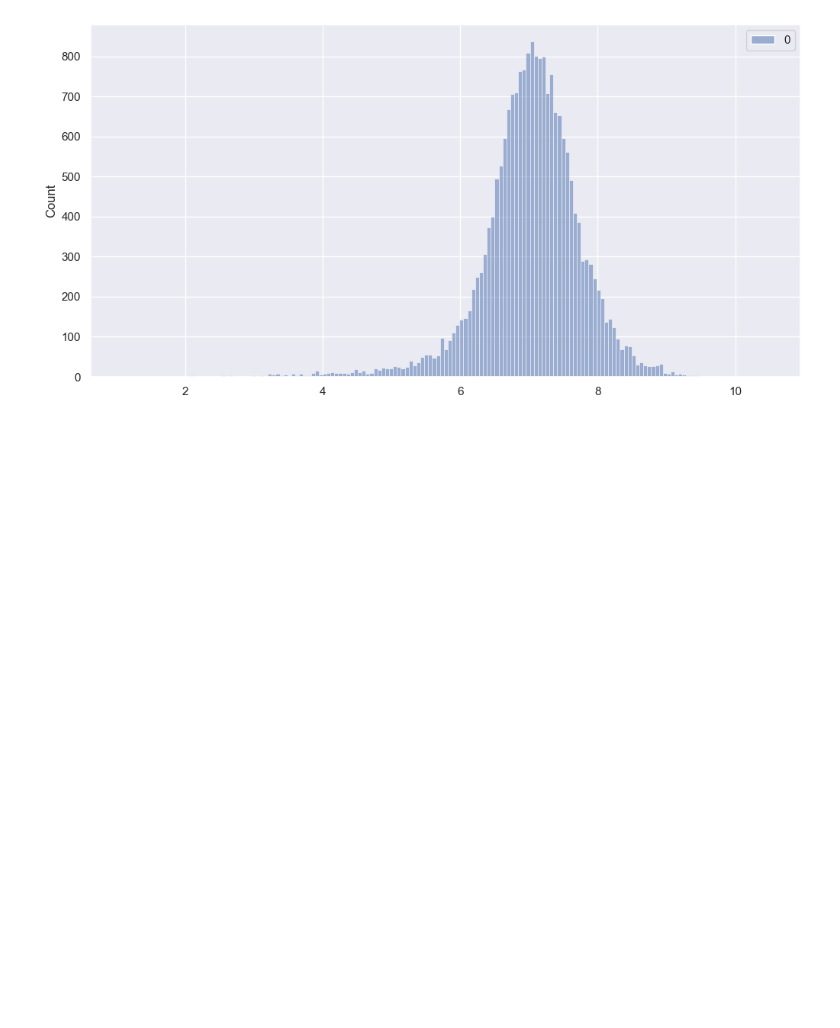
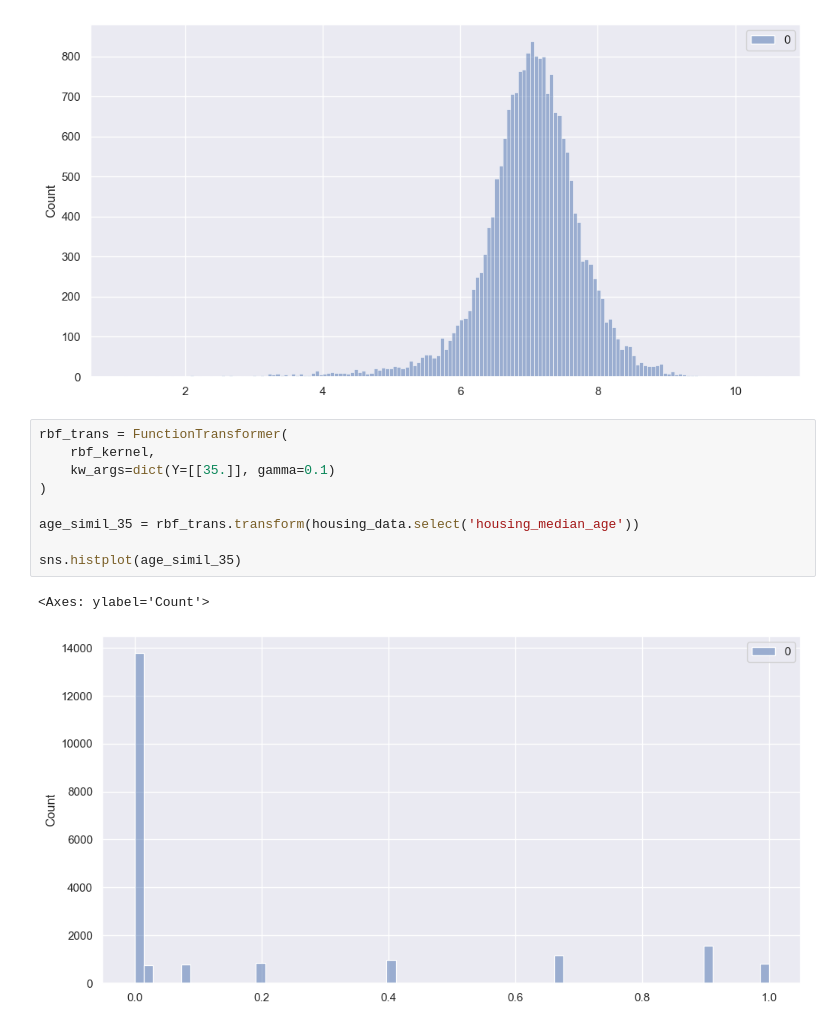
Before and after one commit to karl-sparks/ks-portfolio, a Jupyter notebook: HOML_practice_notebooks/Chapter 2 - End-to-end ML project.ipynb, the cells around one changed output. Cells and saved outputs as stored; diff of their text form; blank space fills up the shorter version.

```diff
--- a/HOML_practice_notebooks/Chapter 2 - End-to-end ML project.ipynb
+++ b/HOML_practice_notebooks/Chapter 2 - End-to-end ML project.ipynb
@@ -195,3 +212,15 @@ sns.histplot(data=log_pop)
 # %% [output]
 <Axes: ylabel='Count'>
 [figure]
+# %%
+rbf_trans = FunctionTransformer(
+    rbf_kernel,
+    kw_args=dict(Y=[[35.]], gamma=0.1)
+)
+
+age_simil_35 = rbf_trans.transform(housing_data.select('housing_median_age'))
+
+sns.histplot(age_simil_35)
+# %% [output]
+<Axes: ylabel='Count'>
+[figure, added]
```
Also changed, not shown: parts of 9 cells of this notebook.
